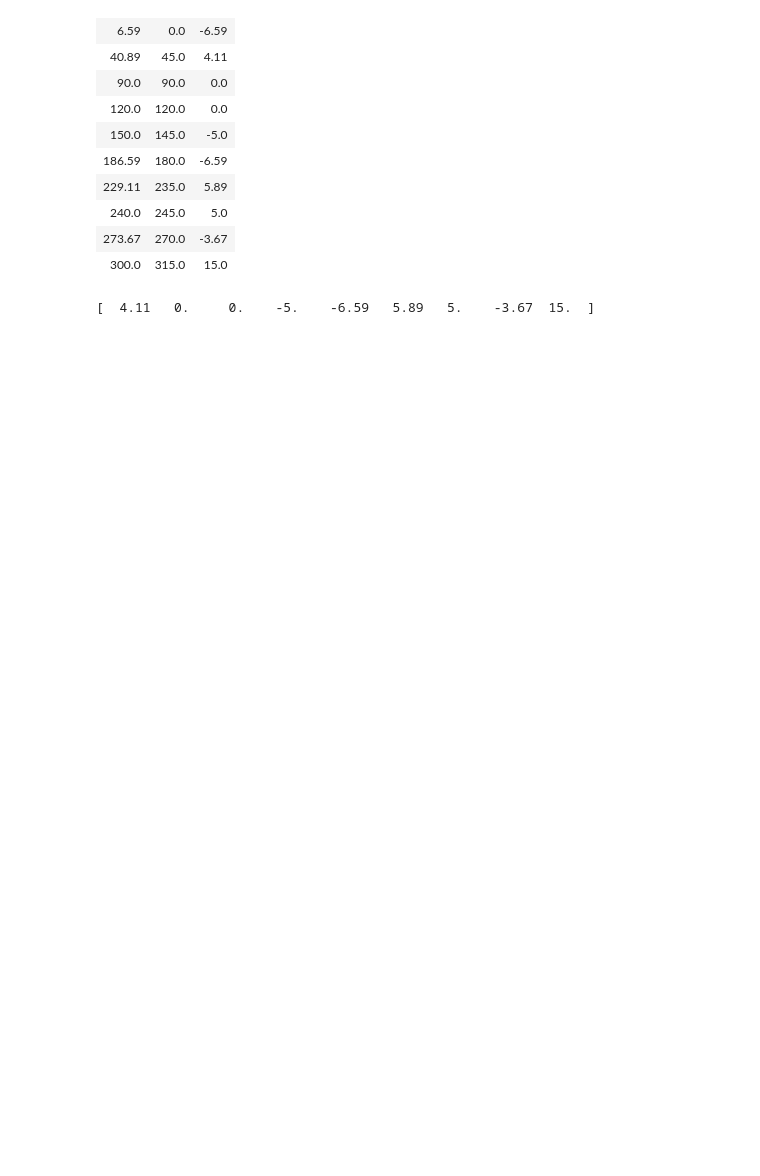
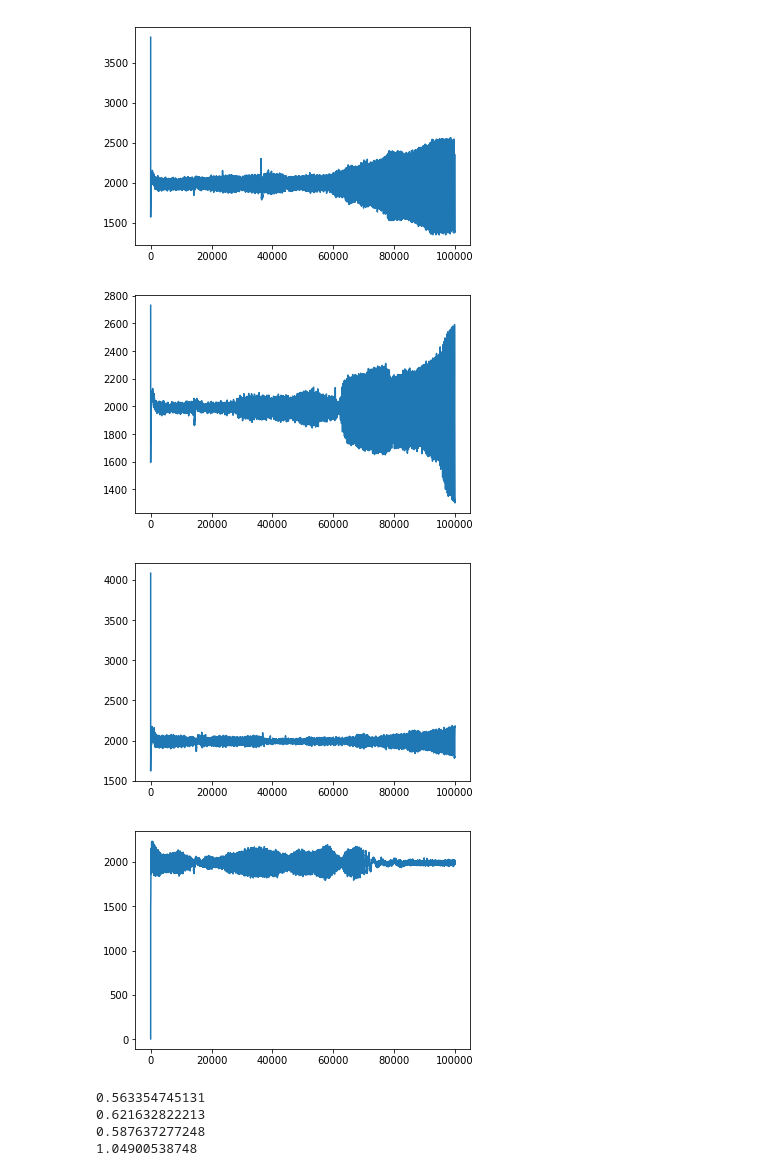
Before and after one commit to dritory/Sensorlab, a Jupyter notebook: Lab 3.ipynb, the cells around one changed output. Saved outputs shown, nothing was run; the diff lists cells and outputs as text; code cells hidden in the pictures; blank space fills up the shorter version.

```diff
--- a/Lab 3.ipynb
+++ b/Lab 3.ipynb
@@ -131,47 +66,0 @@ estimate_angle(temp_data)
-# %%
-
-
-sample_period, d0 = raspi_import("./out/adcData_mic_0.bin")
-sample_period, d45 = raspi_import("./out/adcData_mic_45.bin")
-sample_period, d90 = raspi_import("./out/adcData_mic_90.bin")
-sample_period, d120 = raspi_import("./out/adcData_mic_120.bin")
-sample_period, d145 = raspi_import("./out/adcData_mic_145.bin")
-sample_period, d180 = raspi_import("./out/adcData_mic_180.bin")
-sample_period, d235 = raspi_import("./out/adcData_mic_235.bin")
-sample_period, d245 = raspi_import("./out/adcData_mic_245.bin")
-sample_period, d270 = raspi_import("./out/adcData_mic_270.bin")
-sample_period, d315 = raspi_import("./out/adcData_mic_315.bin")
-
-arr = np.array([(d0,0,),(d45,45,),(d90,90,),(d120,120,),(d145,145,),(d180,180,),(d235,235,),(d245,245,),(d270,270,),(d315,315,)])
-result = np.array([np.zeros((len(arr) )),np.zeros((len(arr))),np.zeros((len(arr)))]).transpose()
-text = ("Estimated angle", "Actual angle", "Deviation")
-for i in range(len(arr)):
-    est = round((estimate_angle(arr[i][0])*180) / (np.pi),2)
-    actual = arr[i][1]
-    result[i] = [est,actual,round(actual - est,2)]
-
-
-from IPython.display import HTML, display
-
-display(HTML(
-   '<table><tr>{}</tr></table>'.format(
-       '</tr><tr>'.join(
-
-           '<td>{}</td>'.format('</td><td>'.join(str(_) for _ in row)) for row in result)
-       )
-))
-
-
-print(result[1:,2])
-# %% [output]
-| 6.59 | 0.0 | -6.59 |
-| 40.89 | 45.0 | 4.11 |
-| 90.0 | 90.0 | 0.0 |
-| 120.0 | 120.0 | 0.0 |
-| 150.0 | 145.0 | -5.0 |
-| 186.59 | 180.0 | -6.59 |
-| 229.11 | 235.0 | 5.89 |
-| 240.0 | 245.0 | 5.0 |
-| 273.67 | 270.0 | -3.67 |
-| 300.0 | 315.0 | 15.0 |
-[  4.11   0.     0.    -5.    -6.59   5.89   5.    -3.67  15.  ]
@@ -177,0 +89,33 @@ print(result[1:,2])
+# %%
+sample_period, data1 = raspi_import("./out/adcData_1.bin")
+sample_period, data2 = raspi_import("./out/adcData_2.bin")
+sample_period, data3 = raspi_import("./out/adcData_3.bin")
+sample_period, data4 = raspi_import("./out/adcData_4.bin")
+
+plt.plot(data1[:,3])
+plt.show()
+plt.plot(data2[:,3])
+plt.show()
+plt.plot(data3[:,3])
+plt.show()
+plt.plot(data4[:,3])
+plt.show()
+start = 4000
+v1 = findVelocity(data1, 20000, 60000)
+v2 = findVelocity(data2, 20000,60000)
+v3 = findVelocity(data3, 40000,80000)
+v4 = findVelocity(data4, 10000,60000)
+
+print(v1)
+print(v2)
+print(v3)
+print(v4)
+# %% [output]
+[figure, added]
+[figure, added]
+[figure, added]
+[figure, added]
+0.563354745131
+0.621632822213
+0.587637277248
+1.04900538748
```
Also changed, not shown: parts of 8 cells of this notebook, 8 other files.
